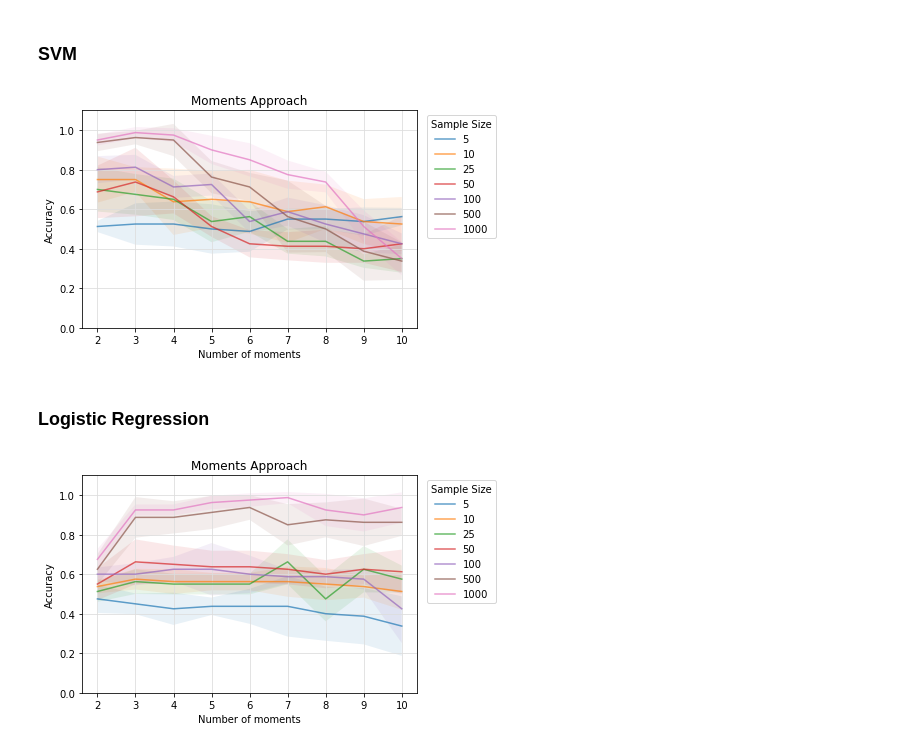
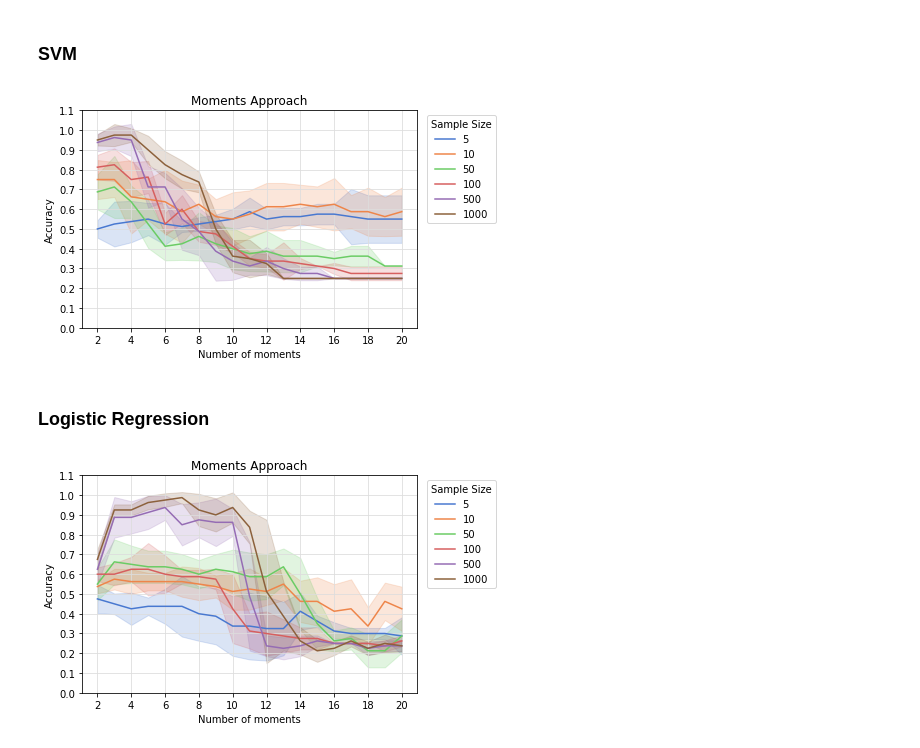
Before and after one commit to sheilafarrahi/thesis, a Jupyter notebook: method_of_moments.ipynb, the cells around one changed output. Drawn from its saved outputs; the diff is of its cells as text; code cells hidden in the pictures.

```diff
--- a/method_of_moments.ipynb
+++ b/method_of_moments.ipynb
@@ -12,11 +16,6 @@ importlib.reload(cm)
 # %%
 # set configuration
-sample_size, nr_sample, nr_moments = 50, 20, 2
-
-# classificatio
-test_size, cv = 0.5, 5
-cv_config = [test_size, cv]
-
+sample_size, nr_sample, nr_moments = 50, 20, 3
 n_folds = 5
 # %% [markdown]
 ## Bounded distributions
@@ -60,3 +40,6 @@ nr_moments_list = list(range(2,11))
+# %%
+sample_size_list = [5, 10, 50, 100, 500, 1000]
+nr_moments_list = np.arange(2,21)
 # %% [markdown]
 ### svm
 # %%
@@ -118,10 +88,9 @@ res_svm_ht = cm.cv_samplesize_moments(sample_size_list, nr_moments_list, heavyta
 # %%
 res_svm_ht.to_csv('results/moments/res_svm_heavytail.csv')
 # %%
-res_svm_ht_ = res_svm_ht.groupby(['nr_moments','sample_size'])['score'].agg(['mean','std']).reset_index().rename(columns={'mean':'acc', 'std':'std'})
-cm.plot_cv_moments(res_svm_ht_)
+cm.plot_cv_moments(res_svm_ht)
 # %% [output]
-[figure, old version]
+[figure, new version]
 # %% [markdown]
 ### Logistic Regression
 # %%
@@ -129,7 +98,6 @@ res_lr_ht = cm.cv_samplesize_moments(sample_size_list, nr_moments_list, heavytai
 # %%
 res_lr_ht.to_csv('results/moments/res_lr_heavytail.csv')
 # %%
-res_lr_ht_ = res_lr_ht.groupby(['nr_moments','sample_size'])['score'].agg(['mean','std']).reset_index().rename(columns={'mean':'acc', 'std':'std'})
-cm.plot_cv_moments(res_lr_ht_)
+cm.plot_cv_moments(res_lr_ht)
 # %% [output]
-[figure, old version]
+[figure, new version]
```
Also changed, not shown: parts of 11 cells of this notebook, 16 other files.
